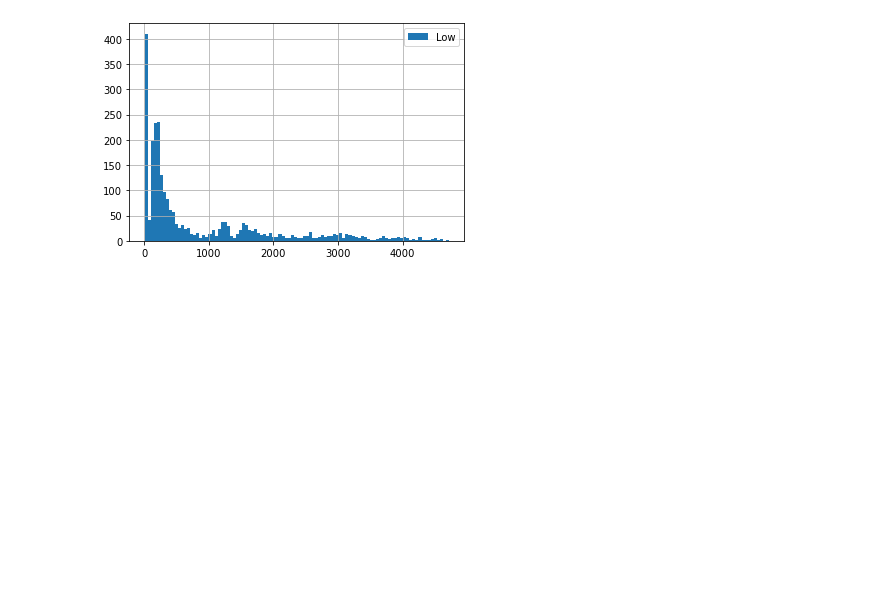
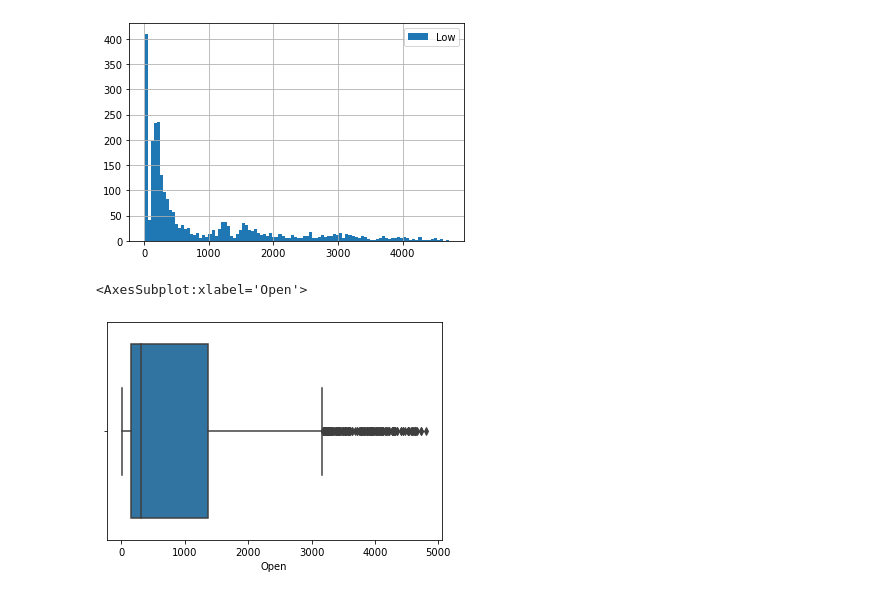
Before and after one commit to jamesjhjung/Ethereum-Prediction-Model, a Jupyter notebook: EDA.ipynb, the cells around one changed output. Cells and saved outputs as stored; diff of their text form; code cells hidden in the pictures; blank space fills up the shorter version.

```diff
--- a/EDA.ipynb
+++ b/EDA.ipynb
@@ -182,3 +184,13 @@ hist_col(df['Low'])
 # %% [output]
 <AxesSubplot:>
 [figure]
+# %%
+# function for boxplot
+def box_col(x):
+    return sns.boxplot(x)
+# %%
+# boxplot of Open
+box_col(df['Open'])
+# %% [output]
+<AxesSubplot:xlabel='Open'>
+[figure, added]
```
Also changed, not shown: parts of 4 cells of this notebook.
